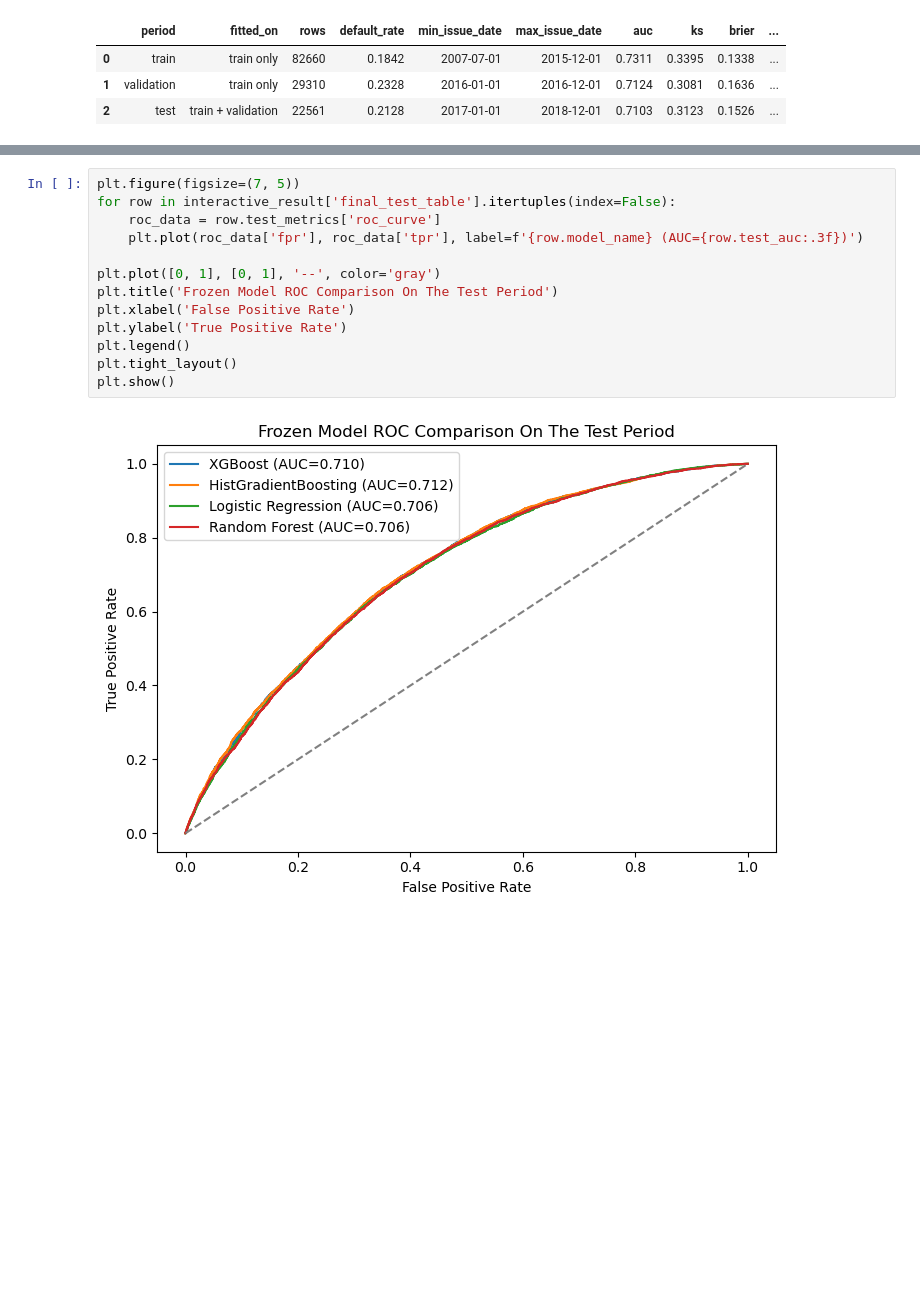
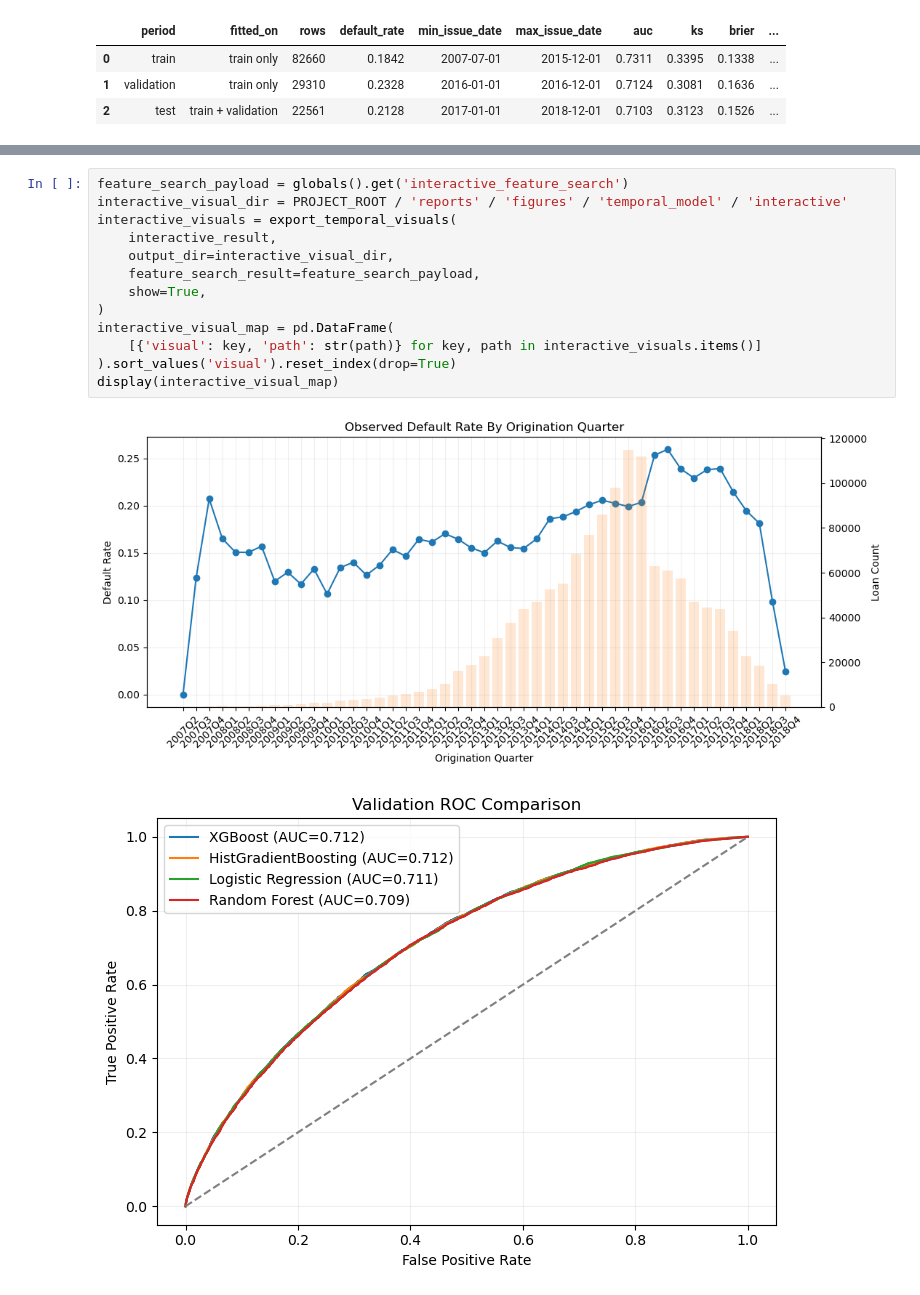
Before and after one commit to xinhaozhang0819-collab/IDS583_Final_Project, a Jupyter notebook: notebooks/model_comparison.ipynb, the cells around one changed output, grey strips where cells are left out. Cells and saved outputs as stored; diff of their text form; blank space fills up the shorter version.

Commit message:
Improve visualization diagnostics and reports

```diff
--- a/notebooks/model_comparison.ipynb
+++ b/notebooks/model_comparison.ipynb
@@ -549,15 +549,16 @@ It is descriptive and is not used for selection.
 # %%
-plt.figure(figsize=(7, 5))
-for row in interactive_result['final_test_table'].itertuples(index=False):
-    roc_data = row.test_metrics['roc_curve']
-    plt.plot(roc_data['fpr'], roc_data['tpr'], label=f'{row.model_name} (AUC={row.test_auc:.3f})')
-
-plt.plot([0, 1], [0, 1], '--', color='gray')
-plt.title('Frozen Model ROC Comparison On The Test Period')
-plt.xlabel('False Positive Rate')
-plt.ylabel('True Positive Rate')
-plt.legend()
-plt.tight_layout()
-plt.show()
+feature_search_payload = globals().get('interactive_feature_search')
+interactive_visual_dir = PROJECT_ROOT / 'reports' / 'figures' / 'temporal_model' / 'interactive'
+interactive_visuals = export_temporal_visuals(
+    interactive_result,
+    output_dir=interactive_visual_dir,
+    feature_search_result=feature_search_payload,
+    show=True,
+)
+interactive_visual_map = pd.DataFrame(
+    [{'visual': key, 'path': str(path)} for key, path in interactive_visuals.items()]
+).sort_values('visual').reset_index(drop=True)
+display(interactive_visual_map)
 # %% [output]
-[figure, old version]
+[figure, new version]
+[figure, added]
```
Also changed, not shown: parts of 5 cells of this notebook, 39 other files.
